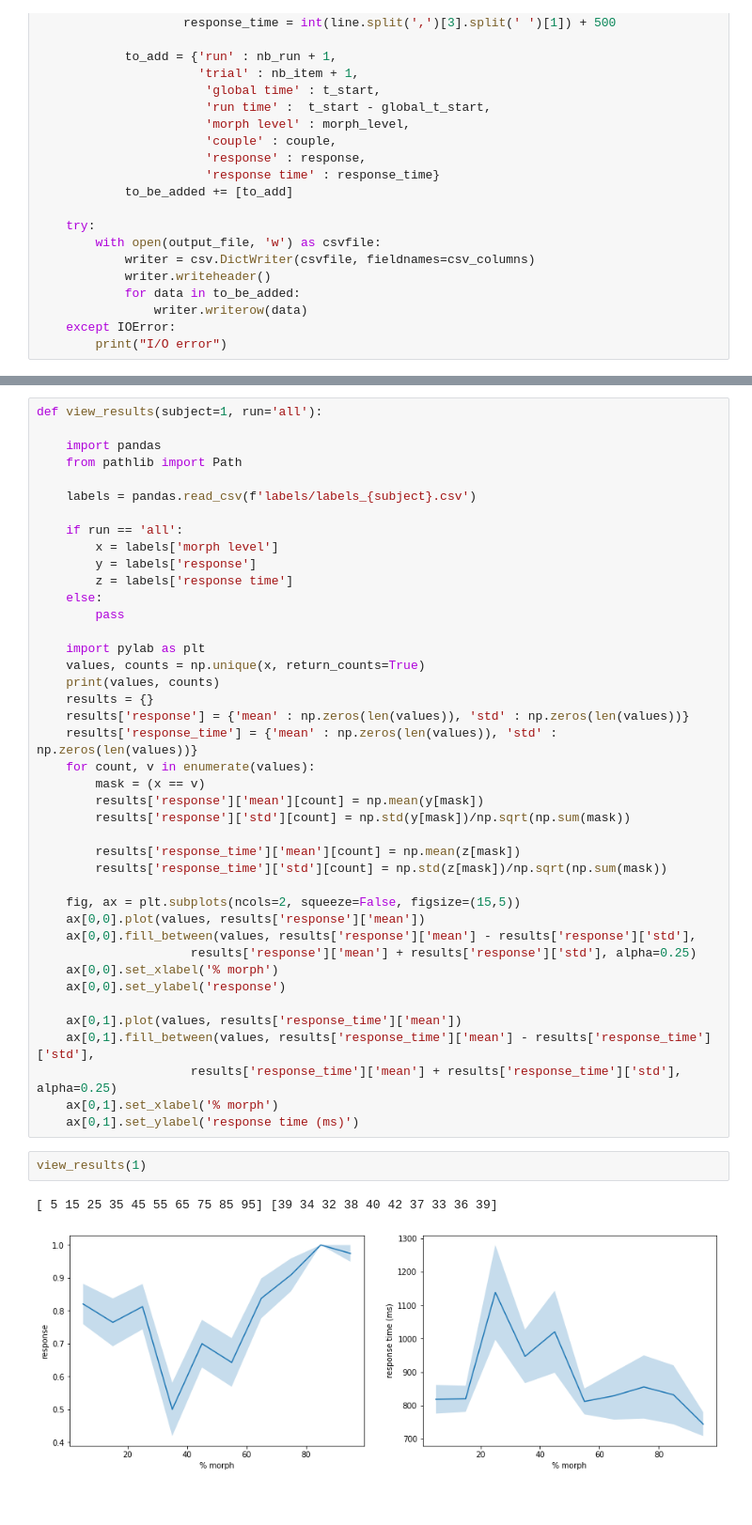
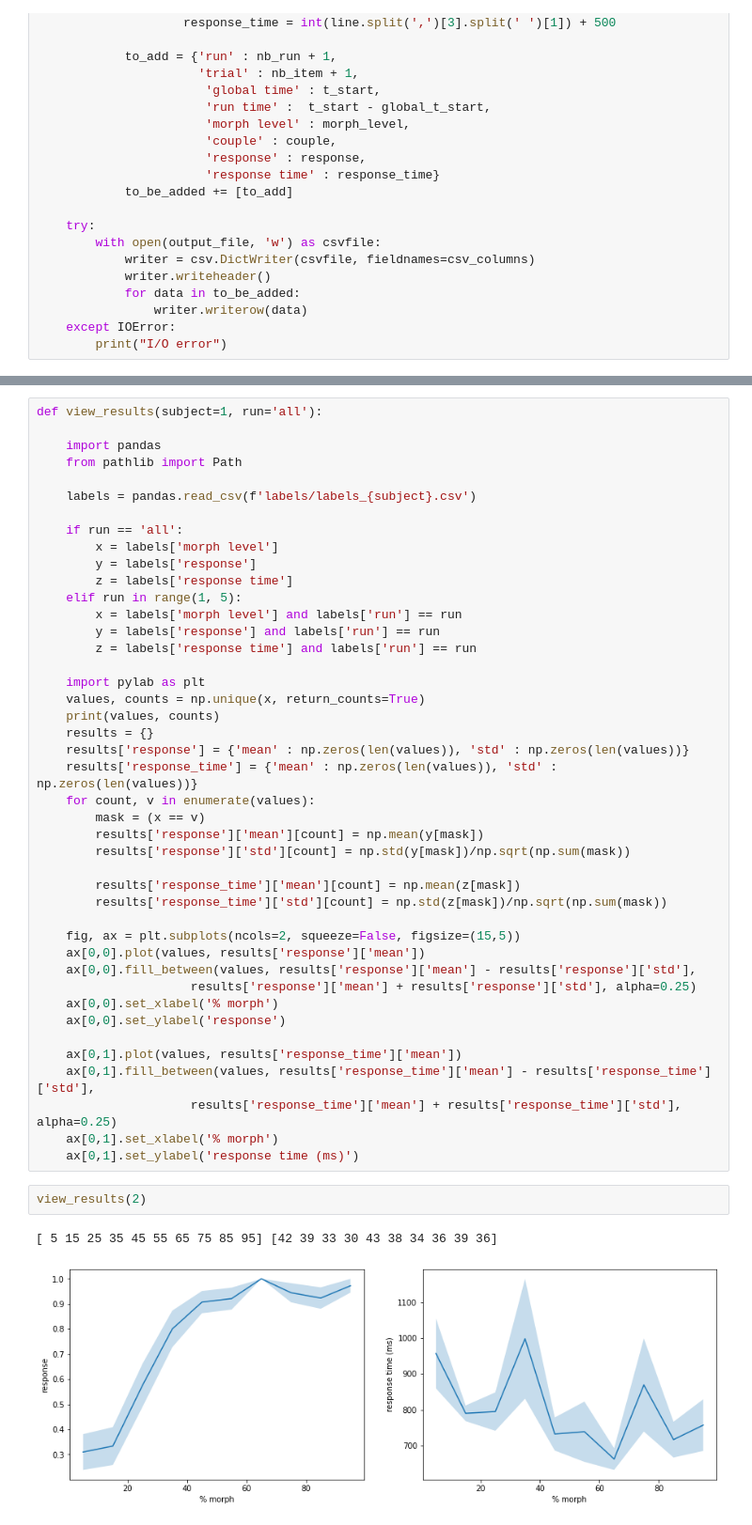
Before and after one commit to romaissauser/M1, a Jupyter notebook: morph/prepare_data.ipynb, the cells around one changed output, grey strips where cells are left out. Shown at 94% size. Drawn from its saved outputs; the diff is of its cells as text.

```diff
--- a/morph/prepare_data.ipynb
+++ b/morph/prepare_data.ipynb
@@ -97,8 +97,10 @@ def view_results(subject=1, run='all'):
         x = labels['morph level']
         y = labels['response']
         z = labels['response time']
-    else:
-        pass
+    elif run in range(1, 5):
+        x = labels['morph level'] and labels['run'] == run
+        y = labels['response'] and labels['run'] == run
+        z = labels['response time'] and labels['run'] == run
 
     import pylab as plt
     values, counts = np.unique(x, return_counts=True)
@@ -126,8 +128,8 @@ def view_results(subject=1, run='all'):
                      results['response_time']['mean'] + results['response_time']['std'], alpha=0.25)
     ax[0,1].set_xlabel('% morph')
     ax[0,1].set_ylabel('response time (ms)')
-# %%
-view_results(1)
-# %% [output]
-[ 5 15 25 35 45 55 65 75 85 95] [39 34 32 38 40 42 37 33 36 39]
-[figure, removed]
+# %%
+view_results(2)
+# %% [output]
+[ 5 15 25 35 45 55 65 75 85 95] [42 39 33 30 43 38 34 36 39 36]
+[figure, added]
```
Also changed, not shown: parts of 2 cells of this notebook.
